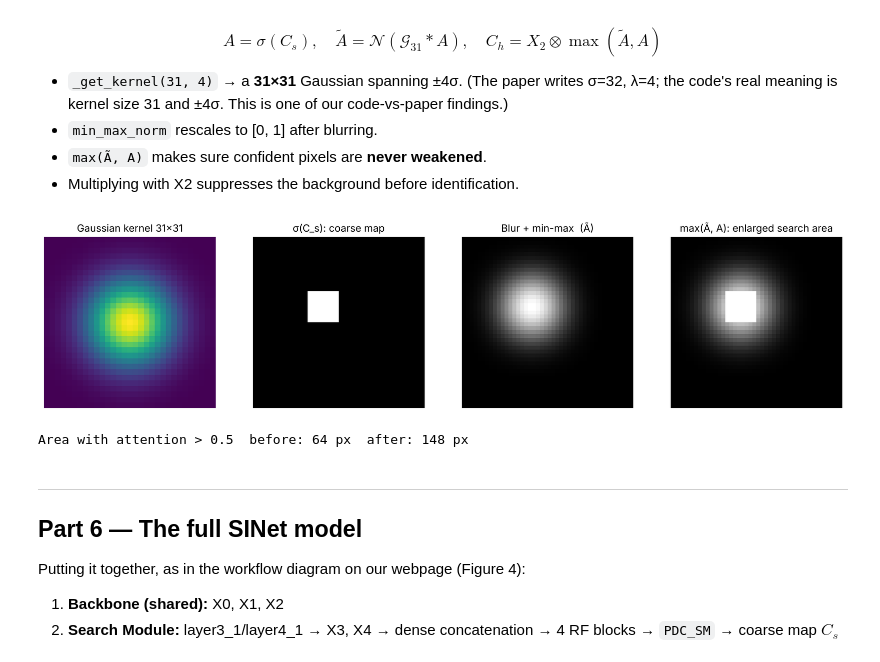
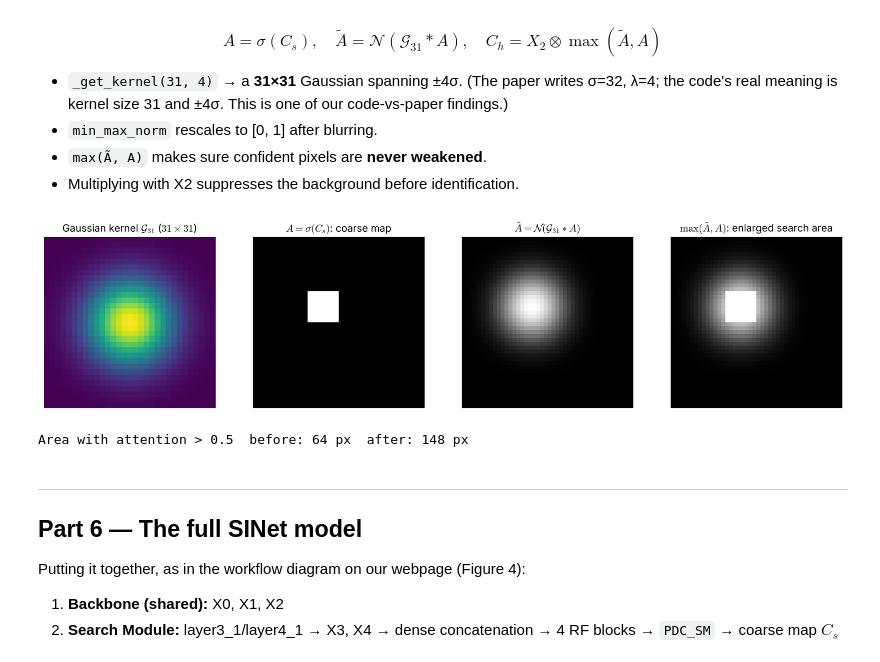
Before and after one commit to akashshukla-github/SINet-COD-VideoAnalytics, a Jupyter notebook: SINet_Complete_Code_Explained.ipynb, the cells around one changed output. Drawn from its saved outputs; the diff is of its cells as text; code cells hidden in the pictures.

```diff
--- a/SINet_Complete_Code_Explained.ipynb
+++ b/SINet_Complete_Code_Explained.ipynb
@@ -46,6 +46,7 @@ import torchvision.transforms as transforms
 from PIL import Image
 
 torch.manual_seed(0); np.random.seed(0)
+plt.rcParams.update({'mathtext.fontset': 'cm'})   # LaTeX-style (Computer Modern) maths in plots
 DEVICE = torch.device('cuda' if torch.cuda.is_available() else 'cpu')
 print('PyTorch', torch.__version__, '| device:', DEVICE)
 
@@ -314,22 +315,22 @@ class SA(nn.Module):
 # %%
 # DEMO: what Search Attention does to a coarse map that found only part of the object
 coarse = torch.zeros(1, 1, 44, 44)
 coarse[..., 14:22, 14:22] = 1.0                       # detector found only a small patch
 sa = SA()
 with torch.no_grad():
     blurred = min_max_norm(F.conv2d(coarse, sa.gaussian_kernel, padding=15))
     final = blurred.max(coarse)
 
 fig, ax = plt.subplots(1, 4, figsize=(14, 3.3))
-ax[0].imshow(sa.gaussian_kernel[0, 0].detach(), cmap='viridis'); ax[0].set_title('Gaussian kernel 31x31')
-ax[1].imshow(coarse[0, 0], cmap='gray', vmin=0, vmax=1); ax[1].set_title('σ(C_s): coarse map')
-ax[2].imshow(blurred[0, 0], cmap='gray', vmin=0, vmax=1); ax[2].set_title('Blur + min-max  (Ã)')
-ax[3].imshow(final[0, 0], cmap='gray', vmin=0, vmax=1); ax[3].set_title('max(Ã, A): enlarged search area')
+ax[0].imshow(sa.gaussian_kernel[0, 0].detach(), cmap='viridis'); ax[0].set_title(r'Gaussian kernel $\mathcal{G}_{31}$ ($31\times31$)')
+ax[1].imshow(coarse[0, 0], cmap='gray', vmin=0, vmax=1); ax[1].set_title(r'$A=\sigma(C_s)$: coarse map')
+ax[2].imshow(blurred[0, 0], cmap='gray', vmin=0, vmax=1); ax[2].set_title(r'$\tilde A=\mathcal{N}(\mathcal{G}_{31}*A)$')
+ax[3].imshow(final[0, 0], cmap='gray', vmin=0, vmax=1); ax[3].set_title(r'$\max(\tilde A, A)$: enlarged search area')
 for a in ax: a.axis('off')
 plt.tight_layout(); plt.show()
 print('Area with attention > 0.5  before: %d px  after: %d px' % ((coarse > .5).sum(), (final > .5).sum()))
 # %% [output]
-[figure, old version]
+[figure, new version]
 Area with attention > 0.5  before: 64 px  after: 148 px
 # %% [markdown]
 ---
```
Also changed, not shown: parts of 2 cells of this notebook, 48 other files.
